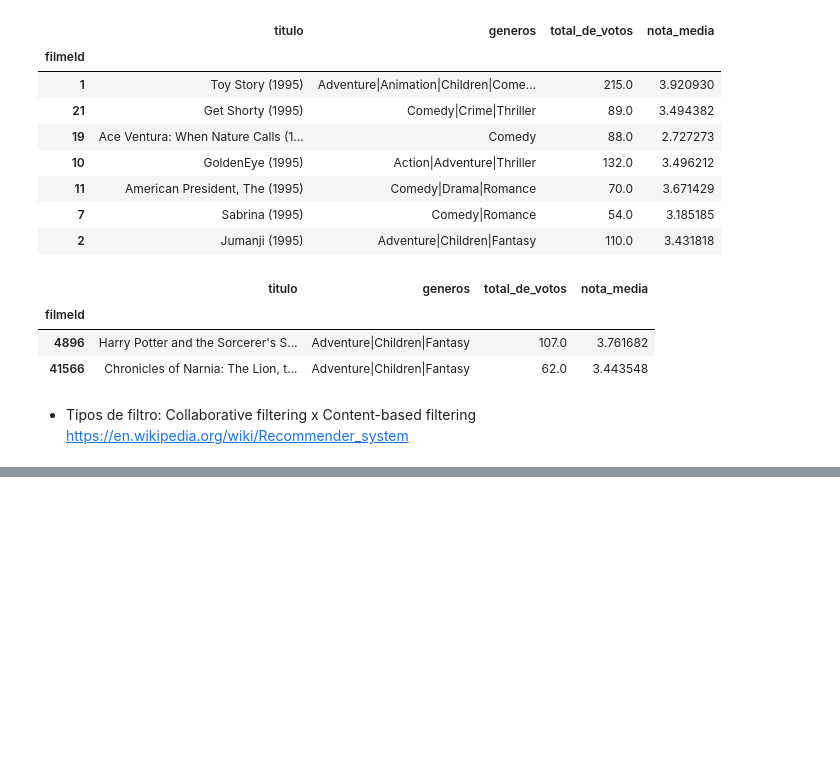
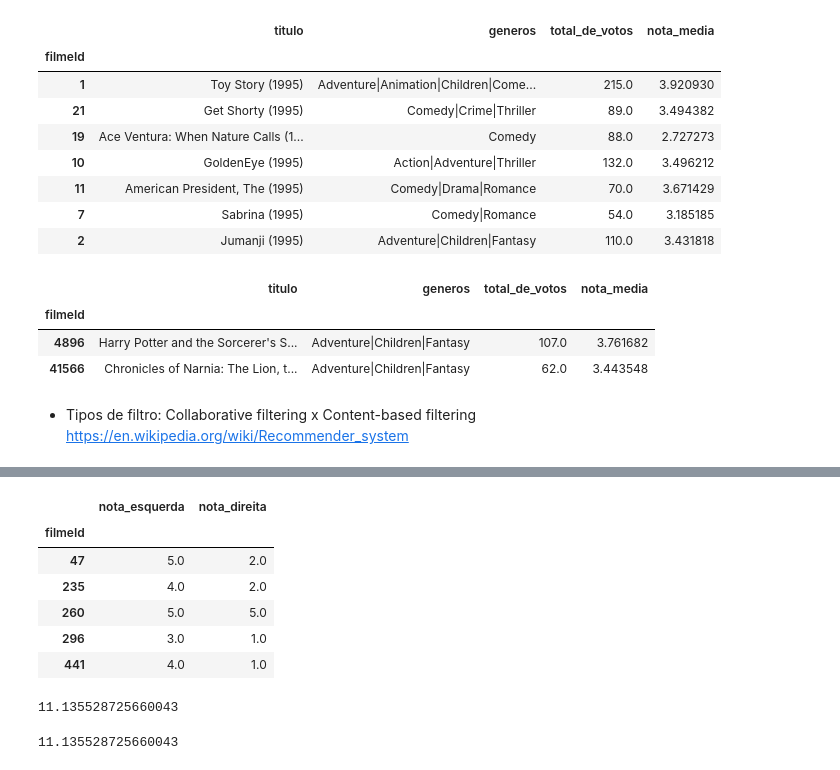
Before and after one commit to LuTDC/ml_negocios_digitais, a Jupyter notebook: Machine Learning - Intro a sistemas de recomendação em Python/Projeto.ipynb, the cells around one changed output, grey strips where cells are left out. Cells and saved outputs as stored; diff of their text form; code cells hidden in the pictures; blank space fills up the shorter version.

```diff
--- a/Machine Learning - Intro a sistemas de recomendação em Python/Projeto.ipynb
+++ b/Machine Learning - Intro a sistemas de recomendação em Python/Projeto.ipynb
@@ -177,0 +232,9 @@ https://en.wikipedia.org/wiki/Recommender_system
+# %%
+def notas_do_usuario(usuario):
+    notas_do_usuario = notas.query('usuarioId == %d' % usuario)
+    notas_do_usuario = notas_do_usuario[['filmeId', 'nota']].set_index('filmeId')
+
+    return notas_do_usuario
+# %%
+usuario1 = notas_do_usuario(1)
+usuario4 = notas_do_usuario(4)
@@ -177,0 +261,15 @@ https://en.wikipedia.org/wiki/Recommender_system
+# %%
+diferencas = usuario1.join(usuario4, lsuffix='_esquerda', rsuffix='_direita', how='inner')
+diferencas.head()
+# %% [output]
+|  | nota_esquerda | nota_direita |
+| filmeId |  |  |
+| 47 | 5.0 | 2.0 |
+| 235 | 4.0 | 2.0 |
+| 260 | 5.0 | 5.0 |
+| 296 | 3.0 | 1.0 |
+| 441 | 4.0 | 1.0 |
+# %%
+distancia(diferencas['nota_esquerda'], diferencas['nota_direita'])
+# %% [output]
+11.135528725660043
@@ -177,0 +282,4 @@ https://en.wikipedia.org/wiki/Recommender_system
+# %%
+distancia_de_usuarios(1, 4)
+# %% [output]
+11.135528725660043
```
Also changed, not shown: parts of 13 cells of this notebook.
